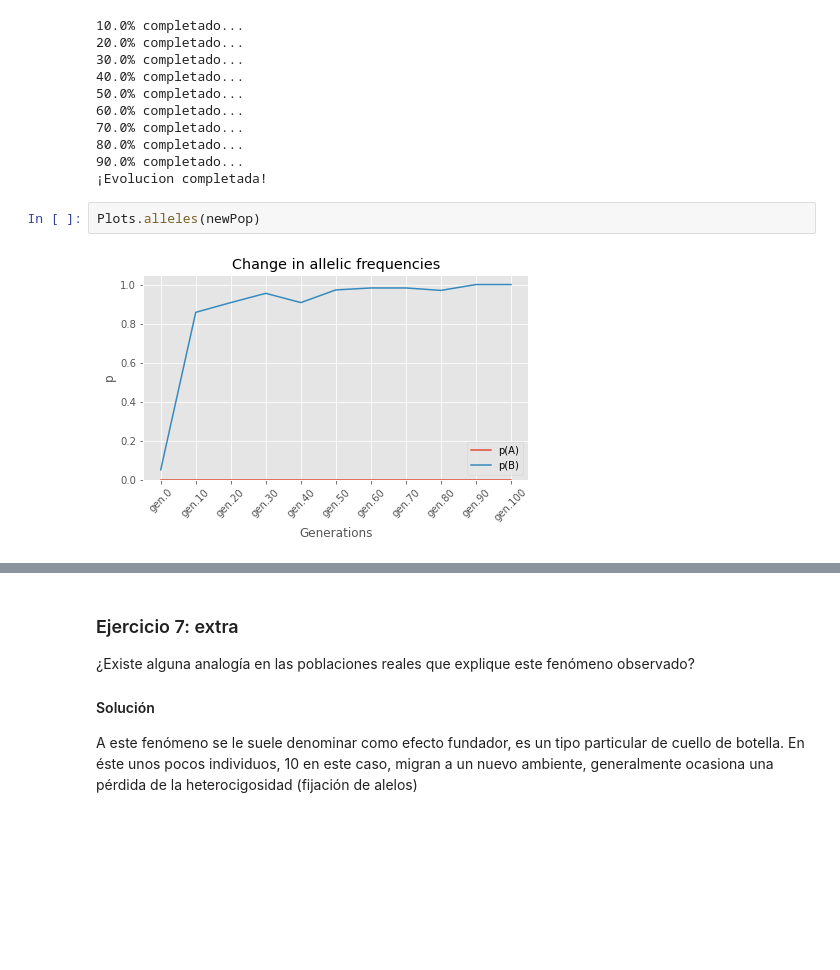
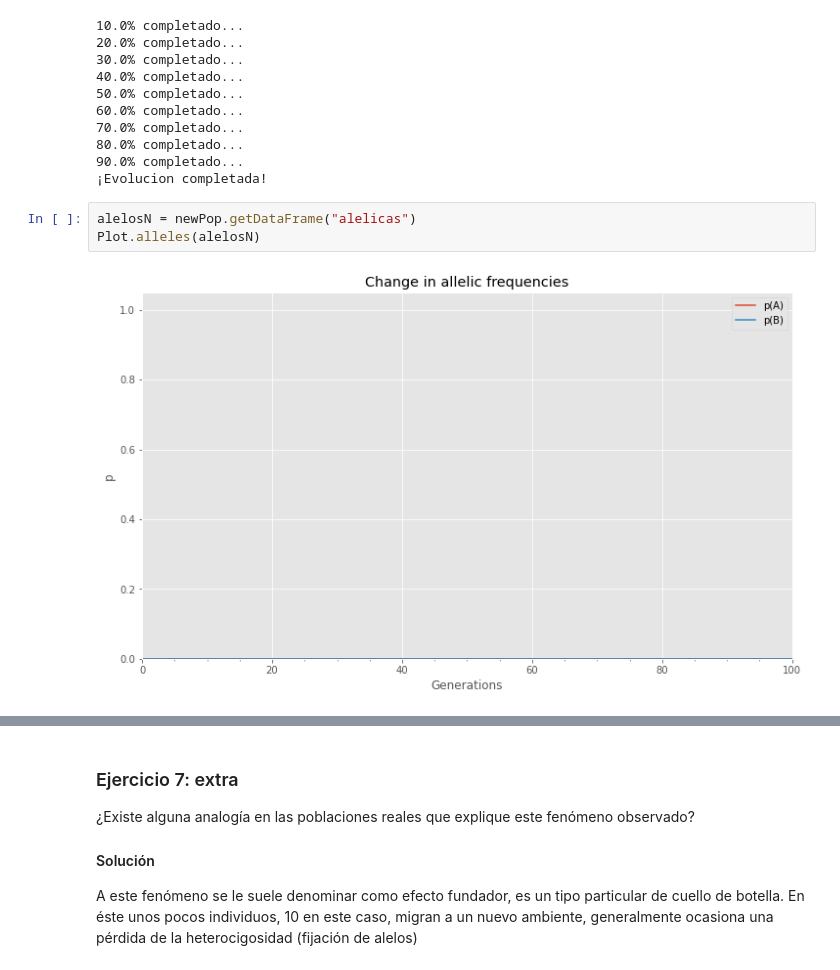
Before and after one commit to R-mario/populy, a Jupyter notebook: Guía de uso.ipynb, the cells around one changed output, grey strips where cells are left out. Drawn from its saved outputs; the diff is of its cells as text; blank space fills up the shorter version.

```diff
--- a/Guía de uso.ipynb
+++ b/Guía de uso.ipynb
@@ -289,10 +291,11 @@ newPop.evolvePop(100)
 80.0% completado...
 90.0% completado...
 ¡Evolucion completada!
-# %%
-Plots.alleles(newPop)
-# %% [output]
-[figure, removed]
+# %%
+alelosN = newPop.getDataFrame("alelicas")
+Plot.alleles(alelosN)
+# %% [output]
+[figure, added]
 # %%
 newPop.getDataFrame('alleles')
 # %% [output]
```
Also changed, not shown: parts of 9 cells of this notebook.
